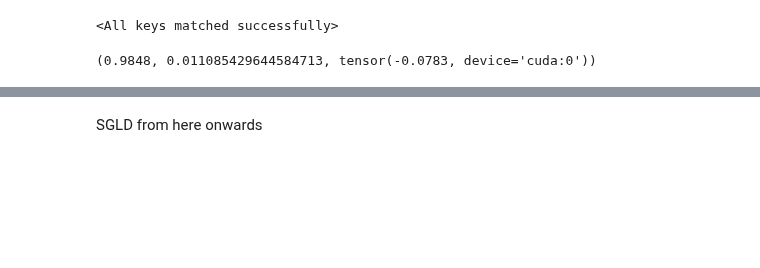
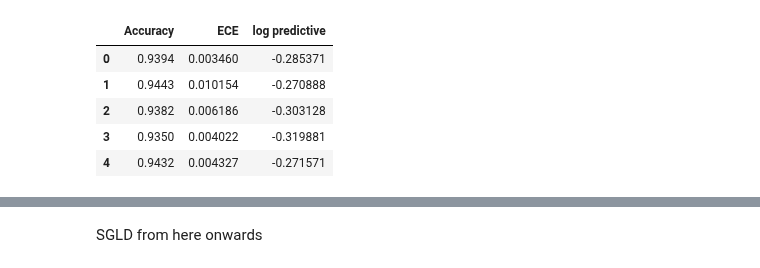
Before and after one commit to franciscovargas/ControlledFollmerDrift, a Jupyter notebook: notebooks/Bayesian Neural Networks.ipynb, the cells around one changed output, grey strips where cells are left out. Saved outputs shown, nothing was run; the diff lists cells and outputs as text; code cells hidden in the pictures; blank space fills up the shorter version.

```diff
--- a/notebooks/Bayesian Neural Networks.ipynb
+++ b/notebooks/Bayesian Neural Networks.ipynb
@@ -136,5 +169,19 @@ torch.save(sde.state_dict(), "weights/bnn/weights.pt")
 # %%
-sde = FollmerSDE(gamma, SimpleForwardNetBN(input_dim=dim, width=300)).to(device)
-sde.load_state_dict(torch.load("weights/bnn/weights.pt"))
+accuracies, eces, logps = [], [], []
+
+for i in range(5):
+    sde = FollmerSDE(gamma, SimpleForwardNetBN(input_dim=dim, width=300)).to(device)
+    sde.load_state_dict(torch.load("weights/bnn/weights-{:d}.pt".format(i)))
+
+    with torch.no_grad():
+        param_samples = sde.sample(100, dt=0.005, device=device)
+
+    accuracy, ece, logp = evaluate(param_samples)
+
+    accuracies.append(accuracy)
+    eces.append(ece)
+    logps.append(logp)
+
+accuracies = np.array(accuracies)
+eces = np.array(eces)
+logps = np.array(logps)
-# %% [output]
-<All keys matched successfully>
@@ -179,4 +187,0 @@ def evaluate(param_samples):
-# %%
-evaluate(param_samples)
-# %% [output]
-(0.9848, 0.011085429644584713, tensor(-0.0783, device='cuda:0'))
@@ -182,0 +190,9 @@ evaluate(param_samples)
+# %%
+SBP_df
+# %% [output]
+|  | Accuracy | ECE | log predictive |
+| 0 | 0.9394 | 0.003460 | -0.285371 |
+| 1 | 0.9443 | 0.010154 | -0.270888 |
+| 2 | 0.9382 | 0.006186 | -0.303128 |
+| 3 | 0.9350 | 0.004022 | -0.319881 |
+| 4 | 0.9432 | 0.004327 | -0.271571 |
```
Also changed, not shown: parts of 23 cells of this notebook.
